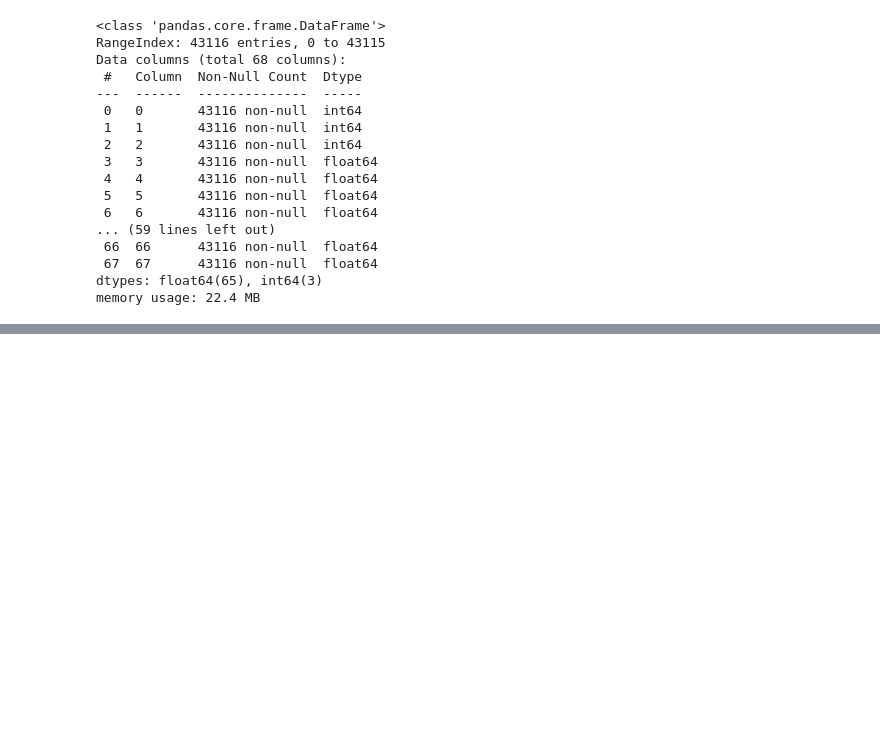
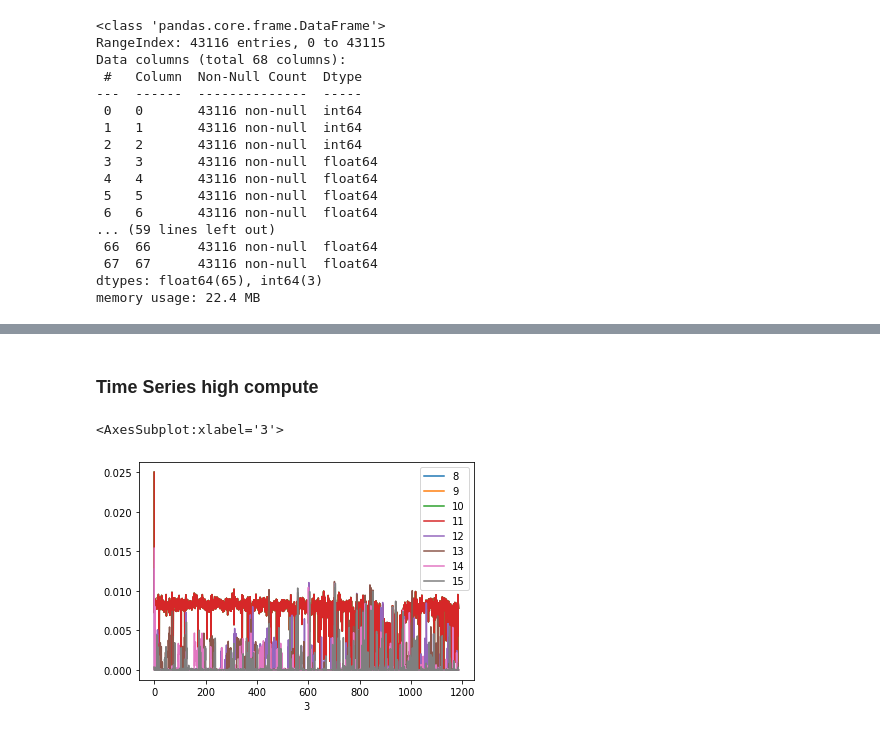
Before and after one commit to olihofmann/cas-aml, a Jupyter notebook: crypto-ransomware-detection/data-exploration.ipynb, the cells around one changed output, grey strips where cells are left out. Drawn from its saved outputs; the diff is of its cells as text; code cells hidden in the pictures; blank space fills up the shorter version.

```diff
--- a/crypto-ransomware-detection/data-exploration.ipynb
+++ b/crypto-ransomware-detection/data-exploration.ipynb
@@ -105,0 +292,7 @@ branch_data.plot(x=3, y=4)
+# %% [markdown]
+### Time Series high compute
+# %%
+branch_data_low.plot(x=3, y=[8, 9, 10, 11, 12, 13, 14, 15])
+# %% [output]
+<AxesSubplot:xlabel='3'>
+[figure, added]
```
Also changed, not shown: parts of 26 cells of this notebook, 2 other files.
